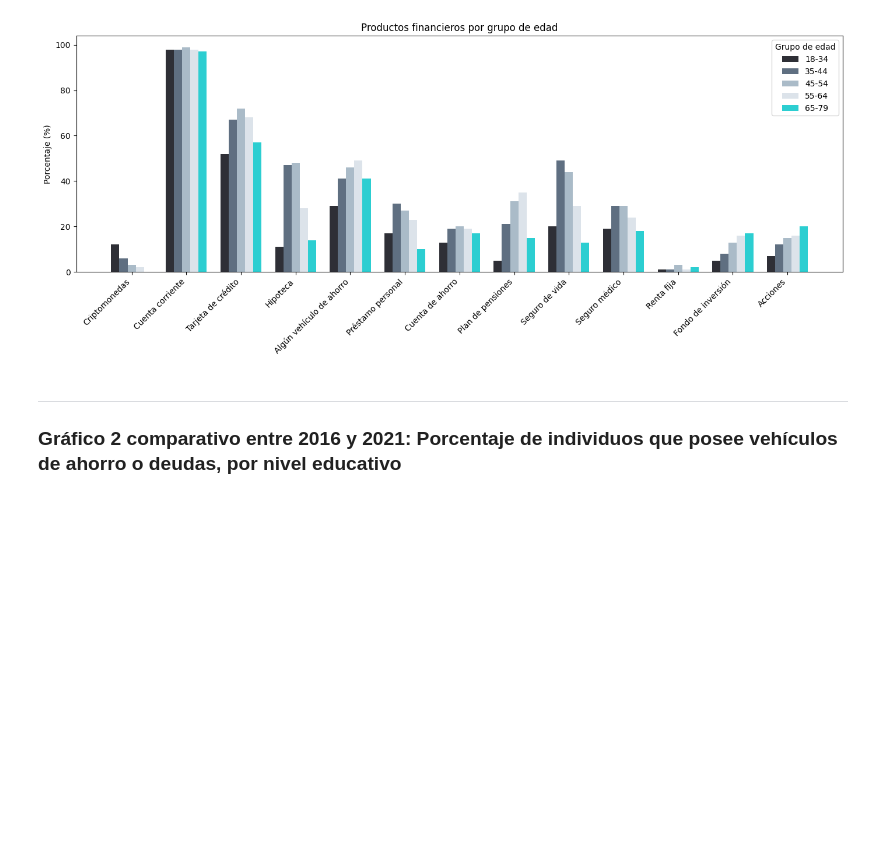
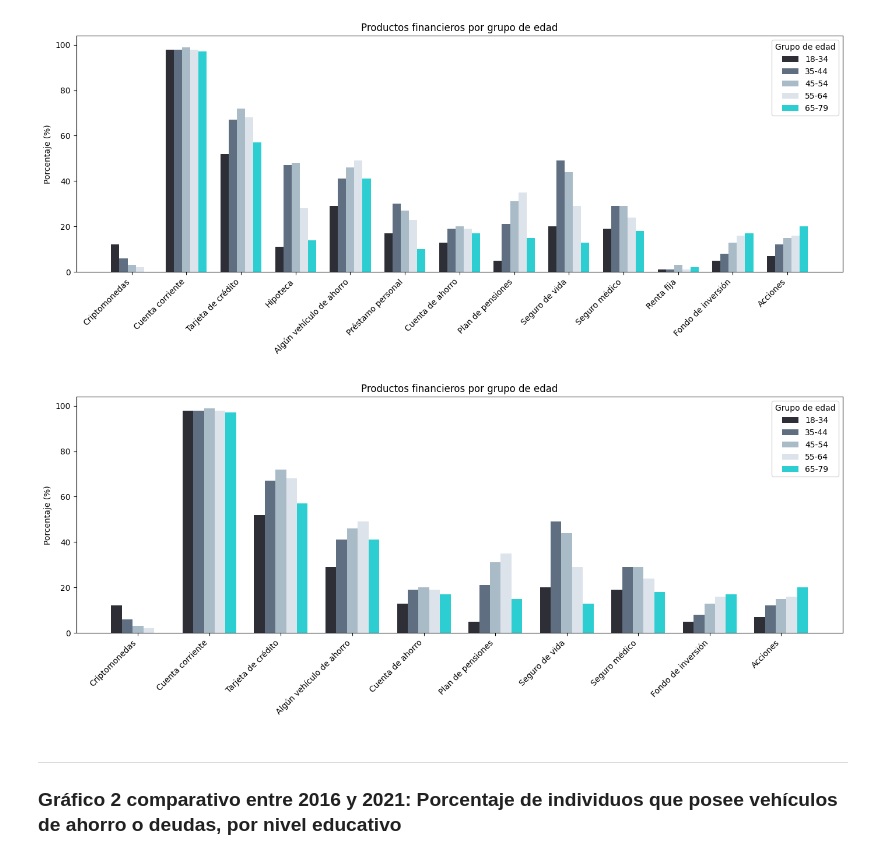
Before and after one commit to Lambda-14/Sim-Empresa, a Jupyter notebook: Equip_9/Scripts/ECF.ipynb, the cells around one changed output. Drawn from its saved outputs; the diff is of its cells as text; code cells hidden in the pictures; blank space fills up the shorter version.

Commit message:
altres productes financers - filtrat

```diff
--- a/Equip_9/Scripts/ECF.ipynb
+++ b/Equip_9/Scripts/ECF.ipynb
@@ -370,6 +370,52 @@ plt.tight_layout()
 plt.show()
 # %% [output]
 [figure]
+# %%
+# Orden personalizado (sin "Alguna hipoteca o préstamo", "Hipoteca", "Préstamo personal" y "Renta fija")
+orden_productos = [
+    "Criptomonedas",
+    "Cuenta corriente",
+    "Tarjeta de crédito",
+    "Algún vehículo de ahorro",
+    "Cuenta de ahorro",
+    "Plan de pensiones",
+    "Seguro de vida",
+    "Seguro médico",
+    "Fondo de inversión",
+    "Acciones"
+]
+
+# Reordenar columnas según orden personalizado
+data_plot = dataT4_por_edades[["Categoría"] + orden_productos]
+
+# Parámetros del gráfico
+n_edades = len(data_plot)
+n_productos = len(orden_productos)
+x = np.arange(n_productos)
+bar_width = 0.15
+
+# Colores opcionales
+colors_productes_financers = ['#2E2F36', '#5F6F81', '#AABBC8', '#DCE3EA', '#2CCED1']
+
+# Crear figura
+fig, ax = plt.subplots(figsize=(14, 6))
+
+# Dibujar barras por grupo de edad
+for i, (idx, row) in enumerate(data_plot.iterrows()):
+    valores = row[1:]  # Excluir categoría
+    ax.bar(x + i * bar_width, valores, width=bar_width, label=row["Categoría"], color=colors_productes_financers[i])
+
+# Etiquetas y estilo
+ax.set_xticks(x + bar_width * (n_edades - 1) / 2)
+ax.set_xticklabels(orden_productos, rotation=45, ha='right')
+ax.set_ylabel("Porcentaje (%)")
+ax.set_title("Productos financieros por grupo de edad")
+ax.legend(title="Grupo de edad")
+
+plt.tight_layout()
+plt.show()
+# %% [output]
+[figure, added]
 # %% [markdown]
  ***
  ### Gráfico 2 comparativo entre 2016 y 2021: Porcentaje de individuos que posee vehículos de ahorro o deudas, por nivel educativo
```
